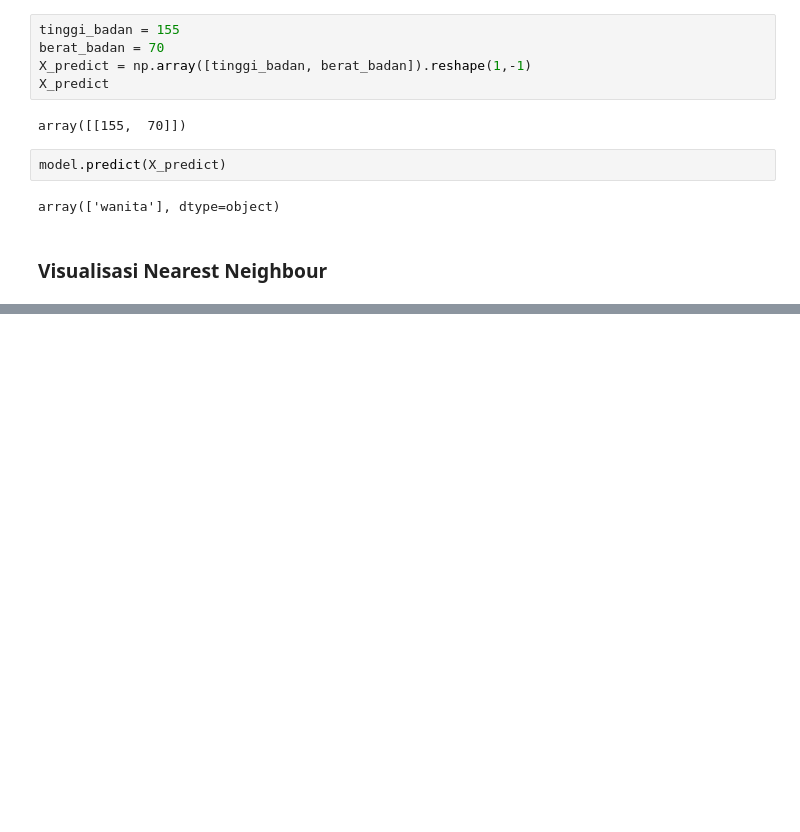
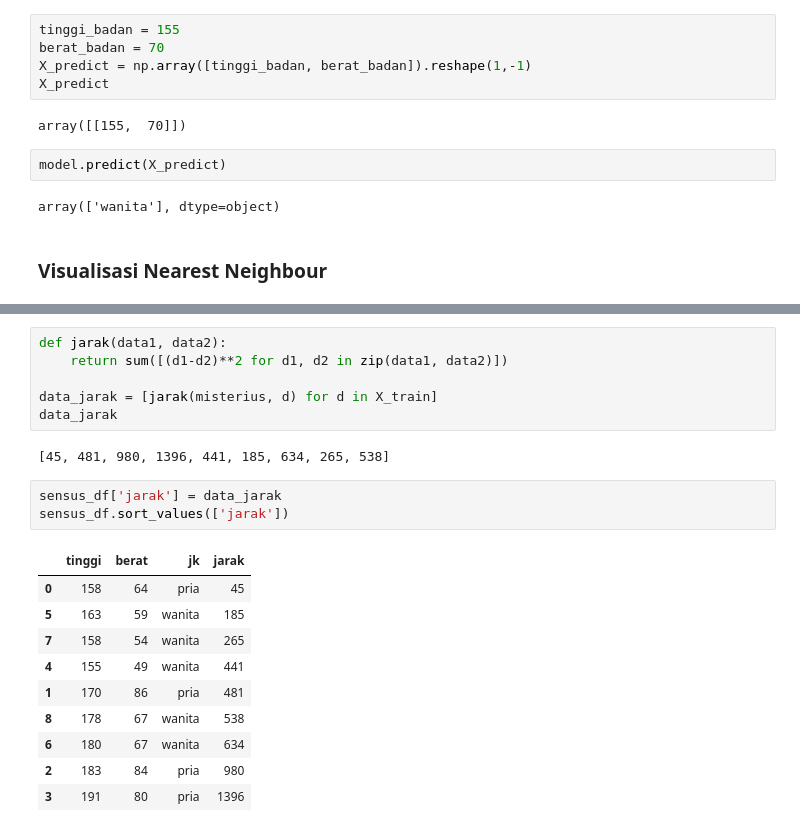
Before and after one commit to boedybios/belajar_scikit_learn, a Jupyter notebook: 06_classification_dengan_knn.ipynb, the cells around one changed output, grey strips where cells are left out. Cells and saved outputs as stored; diff of their text form; blank space fills up the shorter version.

```diff
--- a/06_classification_dengan_knn.ipynb
+++ b/06_classification_dengan_knn.ipynb
@@ -111,0 +136,22 @@ plt.show()
+# %%
+def jarak(data1, data2):
+    return sum([(d1-d2)**2 for d1, d2 in zip(data1, data2)])
+
+data_jarak = [jarak(misterius, d) for d in X_train]
+data_jarak
+# %% [output]
+[45, 481, 980, 1396, 441, 185, 634, 265, 538]
+# %%
+sensus_df['jarak'] = data_jarak
+sensus_df.sort_values(['jarak'])
+# %% [output]
+|  | tinggi | berat | jk | jarak |
+| 0 | 158 | 64 | pria | 45 |
+| 5 | 163 | 59 | wanita | 185 |
+| 7 | 158 | 54 | wanita | 265 |
+| 4 | 155 | 49 | wanita | 441 |
+| 1 | 170 | 86 | pria | 481 |
+| 8 | 178 | 67 | wanita | 538 |
+| 6 | 180 | 67 | wanita | 634 |
+| 2 | 183 | 84 | pria | 980 |
+| 3 | 191 | 80 | pria | 1396 |
```
Also changed, not shown: parts of 5 cells of this notebook.
